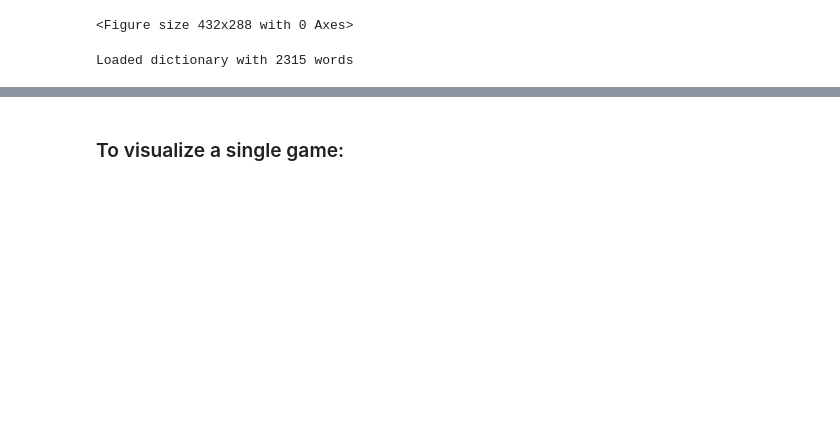
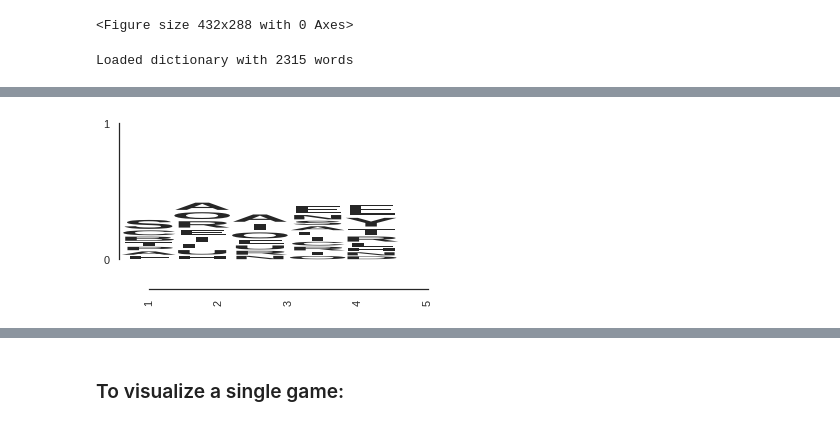
Before and after one commit to ggilestro/playground, a Jupyter notebook: wordle_strategy/wordle_notebook.ipynb, the cells around one changed output, grey strips where cells are left out. Saved outputs shown, nothing was run; the diff lists cells and outputs as text; code cells hidden in the pictures; blank space fills up the shorter version.

```diff
--- a/wordle_strategy/wordle_notebook.ipynb
+++ b/wordle_strategy/wordle_notebook.ipynb
@@ -49,3 +50,68 @@ df1.sort_values(by=['frequency'], ascending=False)
+# %%
+#plot a sequence logo of the most frequent letters by position
+%matplotlib inline
+import seaborn
+import matplotlib.pyplot as plt
+plt.style.use('seaborn-ticks')
+from matplotlib import transforms
+import matplotlib.patheffects
+import numpy as np
+
+class Scale(matplotlib.patheffects.RendererBase):
+    def __init__(self, sx, sy=None):
+        self._sx = sx
+        self._sy = sy
+
+    def draw_path(self, renderer, gc, tpath, affine, rgbFace):
+        affine = affine.identity().scale(self._sx, self._sy)+affine
+        renderer.draw_path(gc, tpath, affine, rgbFace)
+
+fig = plt.figure()
+fig.set_size_inches(len(positions),2.5)
+ax = fig.add_subplot(111)
+ax.set_xticks(range(len(positions)))
+
+xshift = 0
+trans_offset = transforms.offset_copy(ax.transAxes,
+                                  fig=fig,
+                                  x=0,
+                                  y=0,
+                                  units='points')
+
+for pos in positions:
+    yshift = 0
+    for letter in pos:
+        freq = pos[letter]
+        if freq > 0.05:
+            txt = ax.text(0,
+                          0,
+                          letter,
+                          transform=trans_offset,
+                          fontsize=80,
+                          #color=COLOR_SCHEME[base],
+                          weight='bold',
+                          ha='center',
+                          family='sans-serif'
+                          )
+            txt.set_clip_on(False)
+            txt.set_path_effects([Scale(1.0, freq)])
+            fig.canvas.draw()
+            window_ext = txt.get_window_extent(txt._renderer)
+            yshift = window_ext.height*freq
+            trans_offset = transforms.offset_copy(txt._transform, fig=fig, y=yshift, units='points')
+    xshift += window_ext.width
+    trans_offset = transforms.offset_copy(ax.transAxes, fig=fig, x=xshift, units='points')
+
+
+ax.set_yticks(range(0,2))
+
+
+seaborn.despine(ax=ax, offset=30, trim=True)
+ax.set_xticklabels(range(1,len(positions)+1), rotation=90)
+ax.set_yticklabels(np.arange(0,2,1))
+plt.show()
+# %% [output]
+[figure, added]
 # %%
 df1.plot(kind="bar", rot=0, title='Frequency of letters in the wordle database')#, color='#a51d2dff')
 # %% [output]
```
Also changed, not shown: parts of 18 cells of this notebook, 3 other files.
